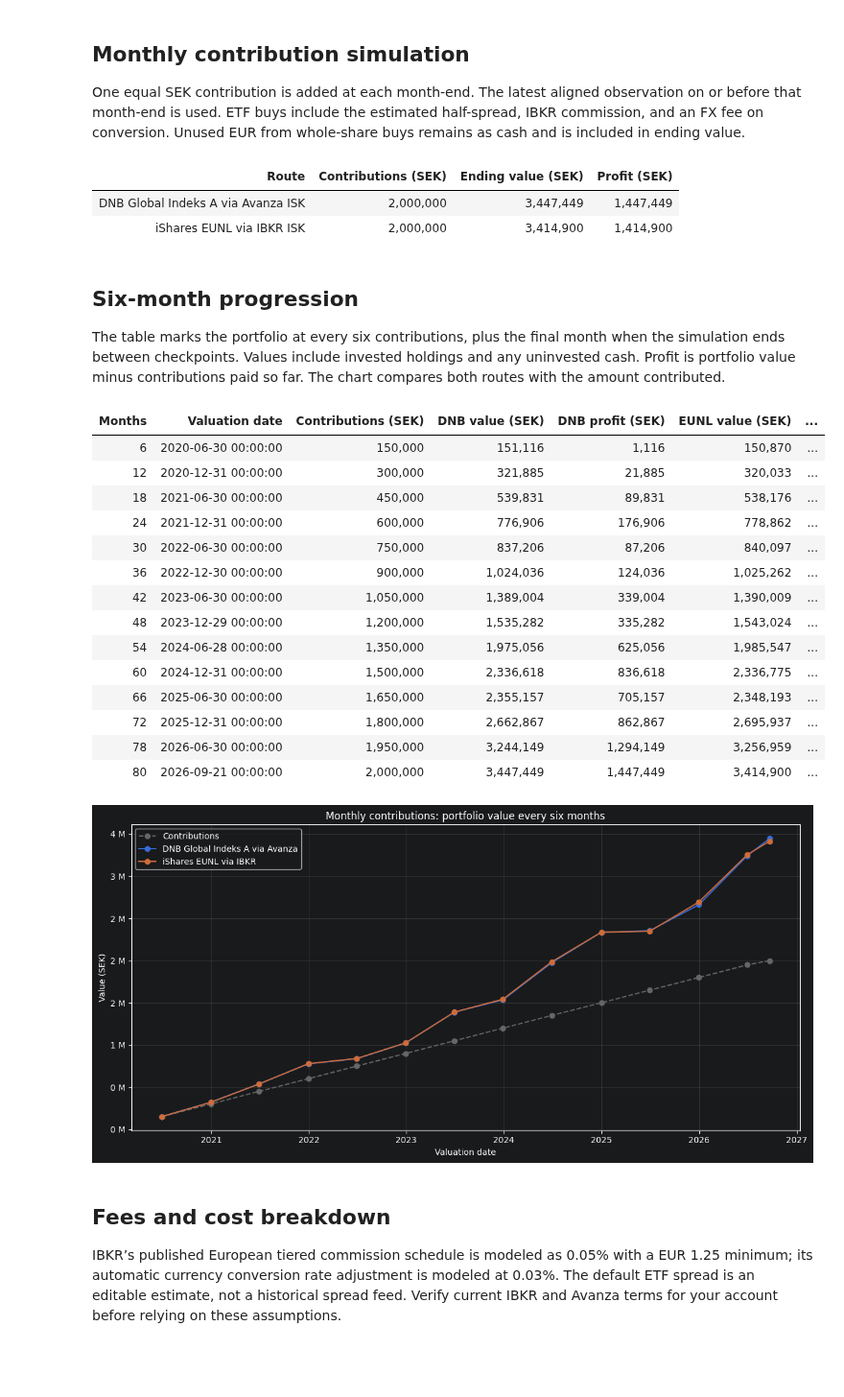
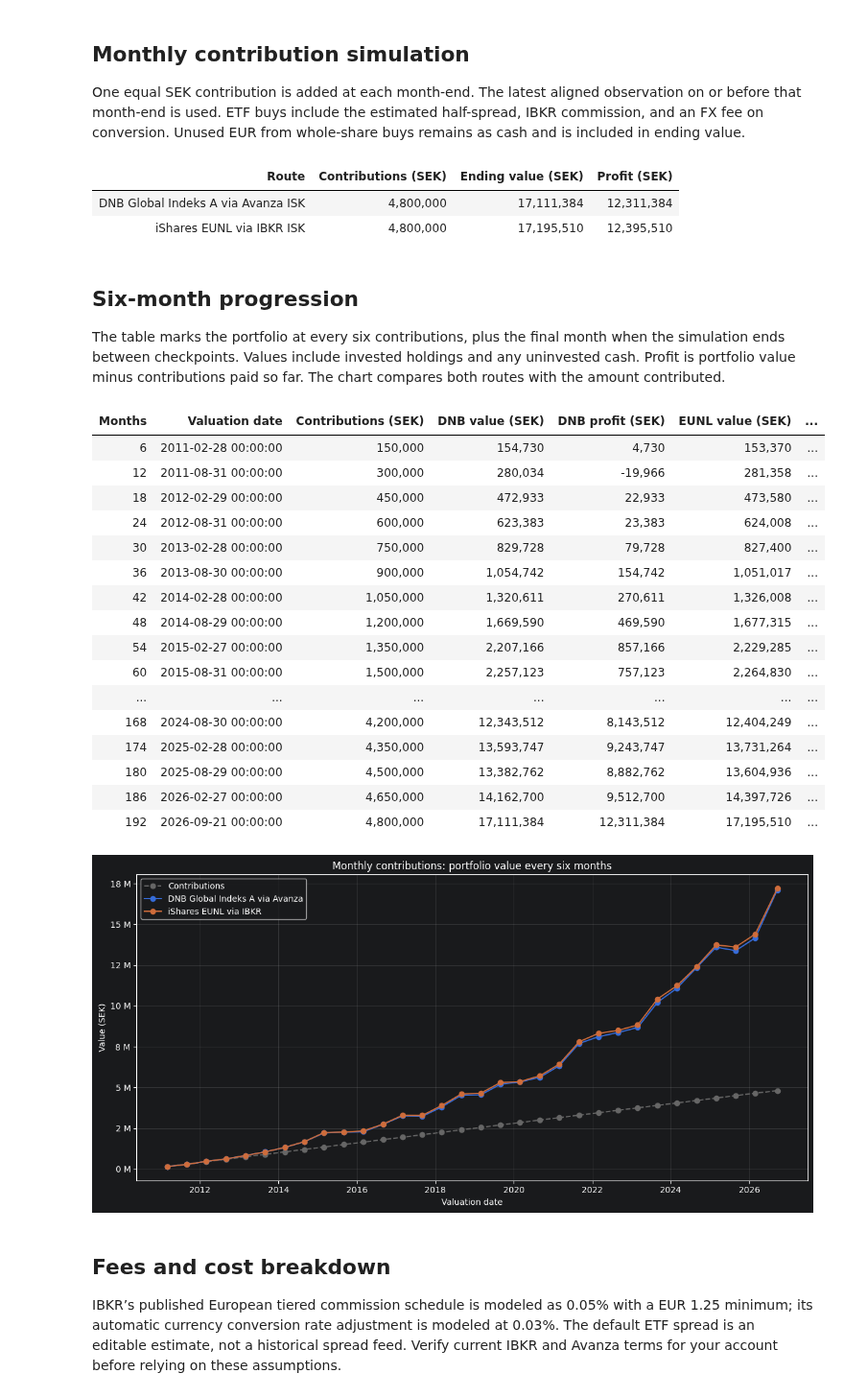
Before and after one commit to Davide-Zamboni/Swedish-Brokers-Comparison, a Jupyter notebook: world_fund_comparison.ipynb, the cells around one changed output. Shown at 96% size. Drawn from its saved outputs; the diff is of its cells as text; code cells hidden in the pictures; blank space fills up the shorter version.

```diff
--- a/world_fund_comparison.ipynb
+++ b/world_fund_comparison.ipynb
@@ -13,30 +15,42 @@ The monthly contribution, simulation window, ongoing-cost disclosures, order fee
 # %%
+import io
+import json
+import math
+from datetime import datetime, timezone, timedelta
 from pathlib import Path
+from urllib.parse import urlencode
 from urllib.request import Request, urlopen
-from urllib.parse import urlencode
-from datetime import datetime, timezone, timedelta
-import io, json, math
 
+import matplotlib.pyplot as plt
 import numpy as np
 import pandas as pd
-import matplotlib.pyplot as plt
 
 DATA_DIR = Path.cwd() / "data"
 DATA_DIR.mkdir(exist_ok=True)
 
 REFRESH_DATA = False
 MONTHLY_CONTRIBUTION_SEK = 25_000.0
-SIMULATION_START_DATE = "2020-01-01"  # None uses first common date; otherwise YYYY-MM-DD
+SIMULATION_START_DATE = None  # None uses first common date; otherwise YYYY-MM-DD
 SIMULATION_END_DATE = None    # None uses latest common date; otherwise YYYY-MM-DD
 
 DNB_ONGOING_COST_RATE = 0.002
 ISHARES_ONGOING_COST_RATE = 0.002
+DNB_EM_ONGOING_COST_RATE = 0.003
+ISHARES_EM_ONGOING_COST_RATE = 0.0018
+WORLD_WEIGHT = 0.90
+EM_WEIGHT = 0.10
 AVANZA_FUND_ORDER_FEE_SEK = 0.0
 IBKR_COMMISSION_RATE = 0.0005
 IBKR_MIN_COMMISSION_EUR = 1.25
 IBKR_AUTO_FX_FEE_RATE = 0.0003
-ETF_FULL_SPREAD_RATE = 0.0010   # estimated full bid/ask spread, editable
+ETF_FULL_SPREAD_RATE = 0.0010   # estimated full bid/ask spread for each ETF, editable
 ETF_ALLOW_FRACTIONAL_SHARES = False
+PLOT_START_DATE = None  # e.g. "2020-01-01"
+PLOT_END_DATE = None    # e.g. "2025-12-31"
+
+def apply_plot_window(ax):
+    if PLOT_START_DATE is not None or PLOT_END_DATE is not None:
+        ax.set_xlim(left=PLOT_START_DATE, right=PLOT_END_DATE)
 # %% [markdown]
 ## Download sources
 
@@ -407,8 +424,8 @@ simulation_summary[["Route", "Contributions (SEK)", "Ending value (SEK)", "Profi
 }).hide(axis="index")
 # %% [output]
 | Route | Contributions (SEK) | Ending value (SEK) | Profit (SEK) |
-| DNB Global Indeks A via Avanza ISK | 2,000,000 | 3,447,449 | 1,447,449 |
-| iShares EUNL via IBKR ISK | 2,000,000 | 3,414,900 | 1,414,900 |
+| DNB Global Indeks A via Avanza ISK | 4,800,000 | 17,111,384 | 12,311,384 |
+| iShares EUNL via IBKR ISK | 4,800,000 | 17,195,510 | 12,395,510 |
 # %% [markdown]
 ## Six-month progression
 
@@ -423,48 +440,51 @@ progression_display = six_month_progression.rename(columns={
     "eunl_value_sek": "EUNL value (SEK)", "eunl_profit_sek": "EUNL profit (SEK)",
     "absolute_difference_sek": "Absolute difference (SEK)",
     "difference_vs_dnb_pct": "Difference vs DNB (%)",
 })
 progression_display.to_csv(DATA_DIR / "six_month_progression.csv", index=False, date_format="%Y-%m-%d")
 display(progression_display.style.format({
     "Contributions (SEK)": "{:,.0f}", "DNB value (SEK)": "{:,.0f}",
     "DNB profit (SEK)": "{:,.0f}", "EUNL value (SEK)": "{:,.0f}",
     "EUNL profit (SEK)": "{:,.0f}", "Absolute difference (SEK)": "{:,.0f}",
     "Difference vs DNB (%)": "{:,.2f}%",
 }).hide(axis="index"))
 
 fig, ax = plt.subplots(figsize=(12, 6))
 ax.plot(six_month_progression.valuation_date, six_month_progression.contributions_sek,
         color="#666666", linestyle="--", marker="o", label="Contributions")
 ax.plot(six_month_progression.valuation_date, six_month_progression.dnb_value_sek,
         marker="o", label="DNB Global Indeks A via Avanza")
 ax.plot(six_month_progression.valuation_date, six_month_progression.eunl_value_sek,
         marker="o", label="iShares EUNL via IBKR")
 ax.set(title="Monthly contributions: portfolio value every six months",
        xlabel="Valuation date", ylabel="Value (SEK)")
 ax.yaxis.set_major_formatter(plt.FuncFormatter(lambda value, _: f"{value/1_000_000:.0f} M"))
 ax.grid(True, alpha=.25)
 ax.legend()
+apply_plot_window(ax)
 plt.tight_layout()
 fig.savefig(DATA_DIR / "six_month_progression.png", dpi=160, bbox_inches="tight")
 fig.savefig(DATA_DIR / "six_month_progression.svg", bbox_inches="tight")
 plt.show()
 # %% [output]
 | Months | Valuation date | Contributions (SEK) | DNB value (SEK) | DNB profit (SEK) | EUNL value (SEK) | ... |
-| 6 | 2020-06-30 00:00:00 | 150,000 | 151,116 | 1,116 | 150,870 | ... |
-| 12 | 2020-12-31 00:00:00 | 300,000 | 321,885 | 21,885 | 320,033 | ... |
-| 18 | 2021-06-30 00:00:00 | 450,000 | 539,831 | 89,831 | 538,176 | ... |
-| 24 | 2021-12-31 00:00:00 | 600,000 | 776,906 | 176,906 | 778,862 | ... |
-| 30 | 2022-06-30 00:00:00 | 750,000 | 837,206 | 87,206 | 840,097 | ... |
-| 36 | 2022-12-30 00:00:00 | 900,000 | 1,024,036 | 124,036 | 1,025,262 | ... |
-| 42 | 2023-06-30 00:00:00 | 1,050,000 | 1,389,004 | 339,004 | 1,390,009 | ... |
-| 48 | 2023-12-29 00:00:00 | 1,200,000 | 1,535,282 | 335,282 | 1,543,024 | ... |
-| 54 | 2024-06-28 00:00:00 | 1,350,000 | 1,975,056 | 625,056 | 1,985,547 | ... |
-| 60 | 2024-12-31 00:00:00 | 1,500,000 | 2,336,618 | 836,618 | 2,336,775 | ... |
-| 66 | 2025-06-30 00:00:00 | 1,650,000 | 2,355,157 | 705,157 | 2,348,193 | ... |
-| 72 | 2025-12-31 00:00:00 | 1,800,000 | 2,662,867 | 862,867 | 2,695,937 | ... |
-| 78 | 2026-06-30 00:00:00 | 1,950,000 | 3,244,149 | 1,294,149 | 3,256,959 | ... |
-| 80 | 2026-09-21 00:00:00 | 2,000,000 | 3,447,449 | 1,447,449 | 3,414,900 | ... |
+| 6 | 2011-02-28 00:00:00 | 150,000 | 154,730 | 4,730 | 153,370 | ... |
+| 12 | 2011-08-31 00:00:00 | 300,000 | 280,034 | -19,966 | 281,358 | ... |
+| 18 | 2012-02-29 00:00:00 | 450,000 | 472,933 | 22,933 | 473,580 | ... |
+| 24 | 2012-08-31 00:00:00 | 600,000 | 623,383 | 23,383 | 624,008 | ... |
+| 30 | 2013-02-28 00:00:00 | 750,000 | 829,728 | 79,728 | 827,400 | ... |
+| 36 | 2013-08-30 00:00:00 | 900,000 | 1,054,742 | 154,742 | 1,051,017 | ... |
+| 42 | 2014-02-28 00:00:00 | 1,050,000 | 1,320,611 | 270,611 | 1,326,008 | ... |
+| 48 | 2014-08-29 00:00:00 | 1,200,000 | 1,669,590 | 469,590 | 1,677,315 | ... |
+| 54 | 2015-02-27 00:00:00 | 1,350,000 | 2,207,166 | 857,166 | 2,229,285 | ... |
+| 60 | 2015-08-31 00:00:00 | 1,500,000 | 2,257,123 | 757,123 | 2,264,830 | ... |
+| ... | ... | ... | ... | ... | ... | ... |
+| 168 | 2024-08-30 00:00:00 | 4,200,000 | 12,343,512 | 8,143,512 | 12,404,249 | ... |
+| 174 | 2025-02-28 00:00:00 | 4,350,000 | 13,593,747 | 9,243,747 | 13,731,264 | ... |
+| 180 | 2025-08-29 00:00:00 | 4,500,000 | 13,382,762 | 8,882,762 | 13,604,936 | ... |
+| 186 | 2026-02-27 00:00:00 | 4,650,000 | 14,162,700 | 9,512,700 | 14,397,726 | ... |
+| 192 | 2026-09-21 00:00:00 | 4,800,000 | 17,111,384 | 12,311,384 | 17,195,510 | ... |
-[figure, old version]
+[figure, new version]
 # %% [markdown]
 ## Fees and cost breakdown
 
```
Also changed, not shown: parts of 11 cells of this notebook, 15 other files.
